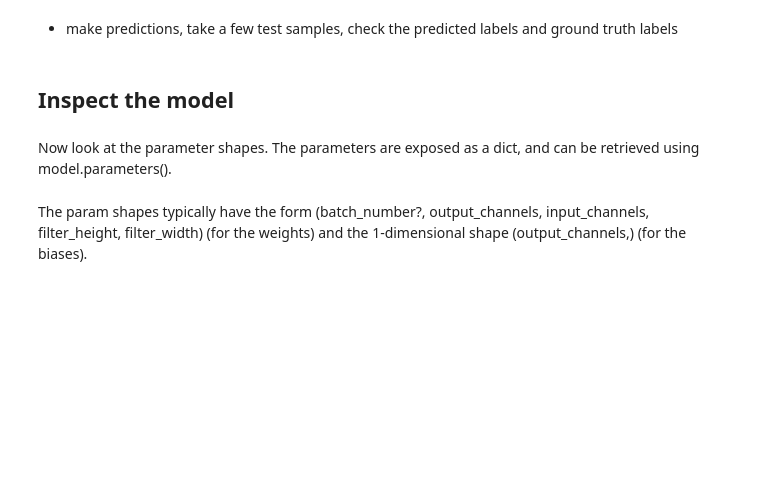
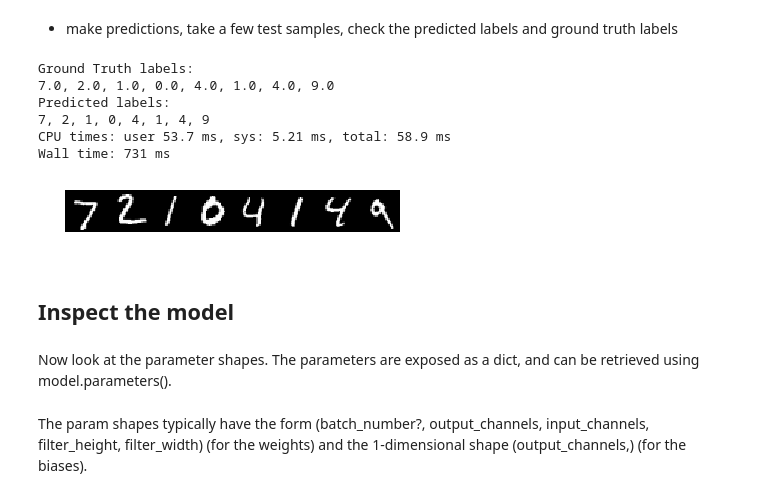
Before and after one commit to elephantscale/bigdl-tutorials, a Jupyter notebook: notebooks/intel-tutorials/cnn.ipynb, the cells around one changed output. Drawn from its saved outputs; the diff is of its cells as text; code cells hidden in the pictures; blank space fills up the shorter version.

```diff
--- a/notebooks/intel-tutorials/cnn.ipynb
+++ b/notebooks/intel-tutorials/cnn.ipynb
@@ -106,13 +157,19 @@ imshow(np.column_stack([np.array(s.features).reshape(28,28) for s in train_data.
 # %%
 %%time
 predictions = trained_model.predict(test_data)
-imshow(np.column_stack([np.array(s.features).reshape(28,28) for s in test_data.take(8)]),cmap='gray'); axis('off')
-print('Ground Truth labels:')
-print(', '.join(str(map_groundtruth_label(s.label)) for s in test_data.take(8)))
-#print('Ground Truth:')
-#print('\t'.join([str(s.label) for s in ground_truth]))
-print('Predicted labels:')
-print(', '.join(str(map_predict_label(s)) for s in predictions.take(8)))
+imshow(np.column_stack([np.array(s.features[0].to_ndarray()).reshape(28,28) for s in test_data.take(8)]),cmap='gray'); plt.axis('off')
+print 'Ground Truth labels:'
+print ', '.join(str(map_groundtruth_label(s.label.to_ndarray())) for s in test_data.take(8))
+print 'Predicted labels:'
+print ', '.join(str(map_predict_label(s)) for s in predictions.take(8))
+# %% [output]
+Ground Truth labels:
+7.0, 2.0, 1.0, 0.0, 4.0, 1.0, 4.0, 9.0
+Predicted labels:
+7, 2, 1, 0, 4, 1, 4, 9
+CPU times: user 53.7 ms, sys: 5.21 ms, total: 58.9 ms
+Wall time: 731 ms
+[figure, added]
 # %% [markdown]
 ## Inspect the model
 # %% [markdown]
```
Also changed, not shown: parts of 10 cells of this notebook, 4 other files.
